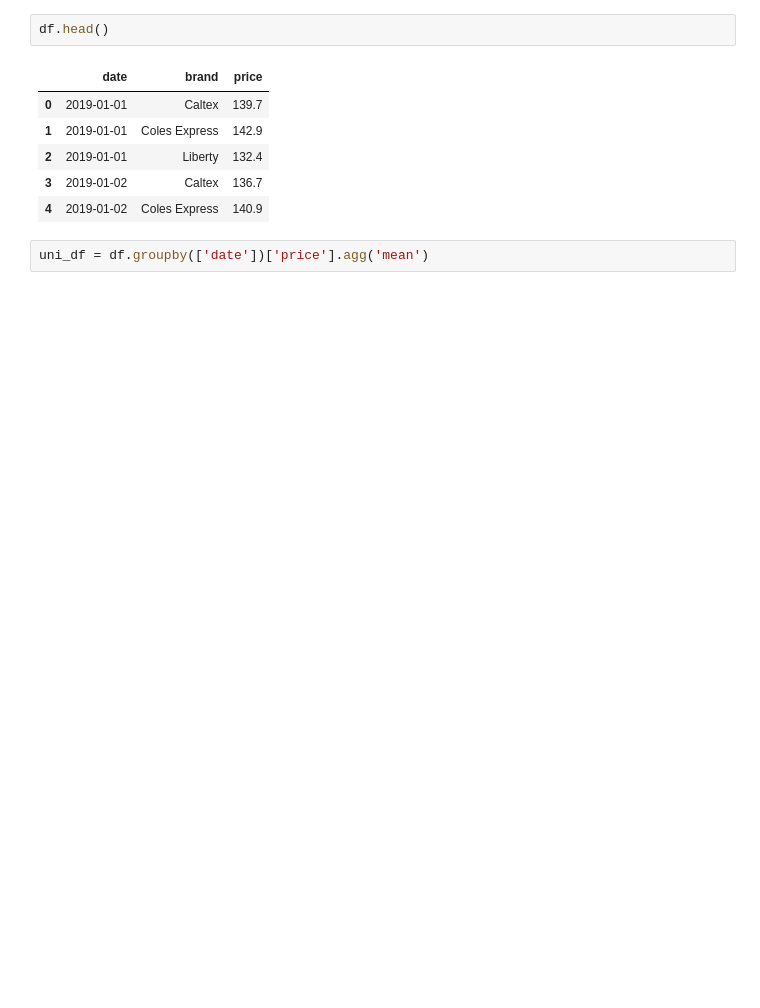
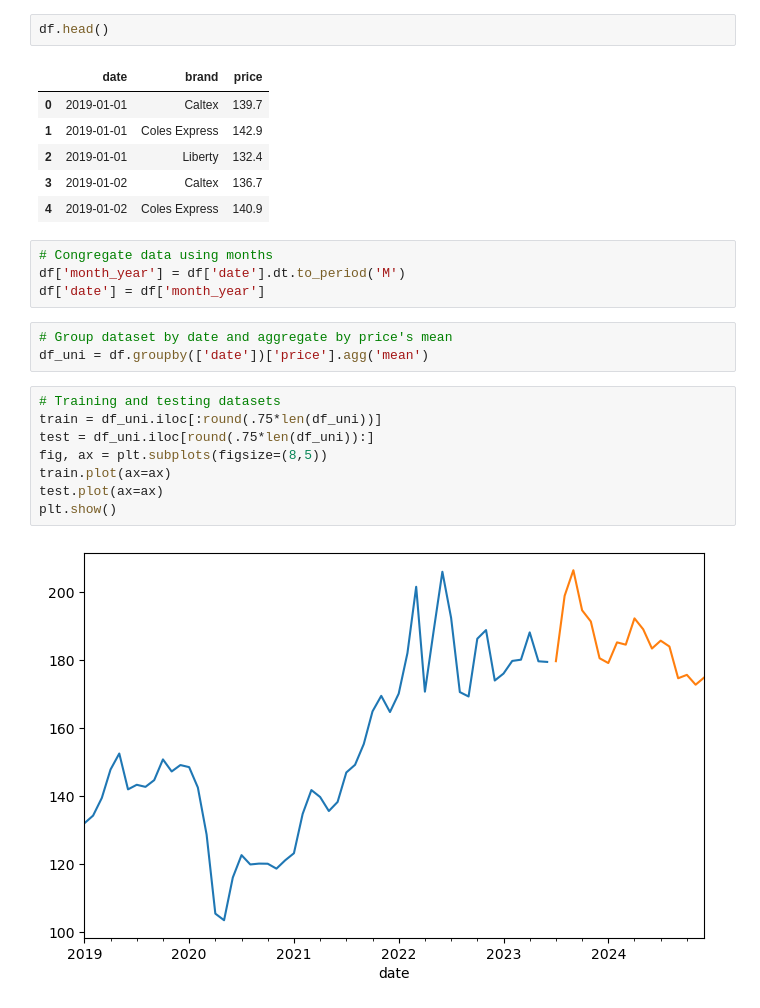
Before and after one commit to moscmh/portfolio, a Jupyter notebook: Time_Series/Perth_Fuel_Forecast/perth_fuel.ipynb, the cells around one changed output. Saved outputs shown, nothing was run; the diff lists cells and outputs as text; blank space fills up the shorter version.

Commit message:
Performed transforms and Adfuller tests.

```diff
--- a/Time_Series/Perth_Fuel_Forecast/perth_fuel.ipynb
+++ b/Time_Series/Perth_Fuel_Forecast/perth_fuel.ipynb
@@ -97,5 +98,20 @@ df.head()
 | 2 | 2019-01-01 | Liberty | 132.4 |
 | 3 | 2019-01-02 | Caltex | 136.7 |
 | 4 | 2019-01-02 | Coles Express | 140.9 |
+# %%
+# Congregate data using months
+df['month_year'] = df['date'].dt.to_period('M')
+df['date'] = df['month_year']
 # %%
-uni_df = df.groupby(['date'])['price'].agg('mean')
+# Group dataset by date and aggregate by price's mean
+df_uni = df.groupby(['date'])['price'].agg('mean')
+# %%
+# Training and testing datasets
+train = df_uni.iloc[:round(.75*len(df_uni))]
+test = df_uni.iloc[round(.75*len(df_uni)):]
+fig, ax = plt.subplots(figsize=(8,5))
+train.plot(ax=ax)
+test.plot(ax=ax)
+plt.show()
+# %% [output]
+[figure, added]
```
Also changed, not shown: parts of 9 cells of this notebook, 1 other file.
